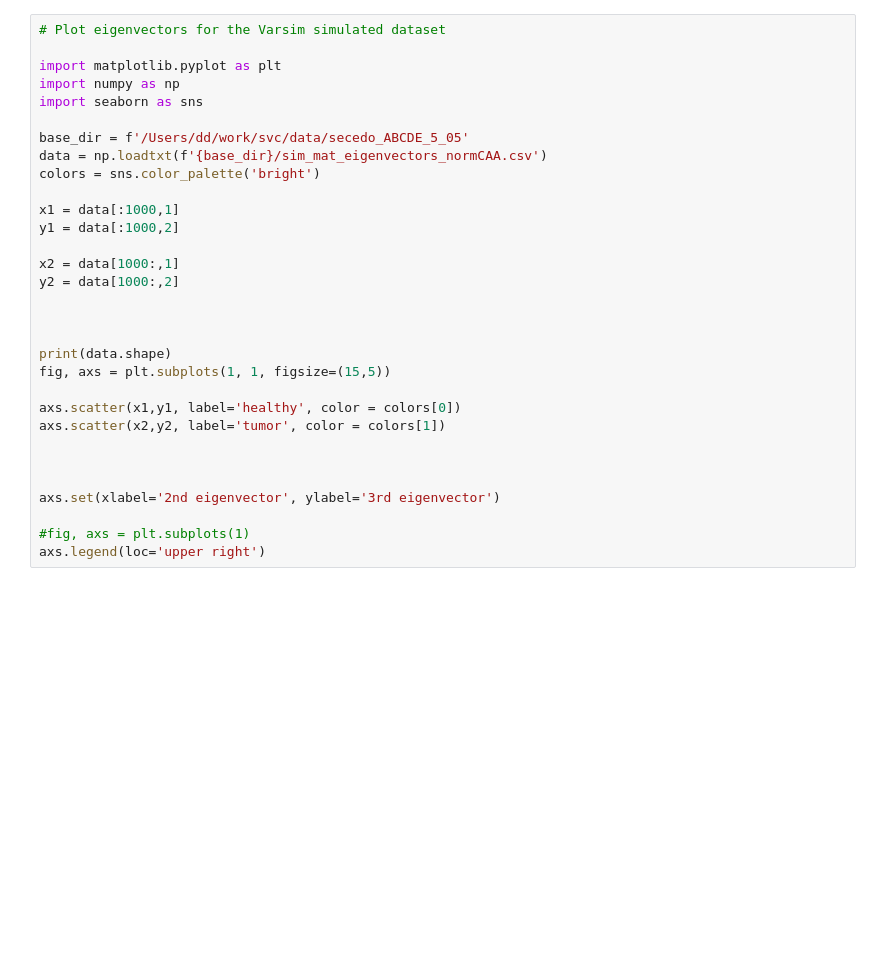
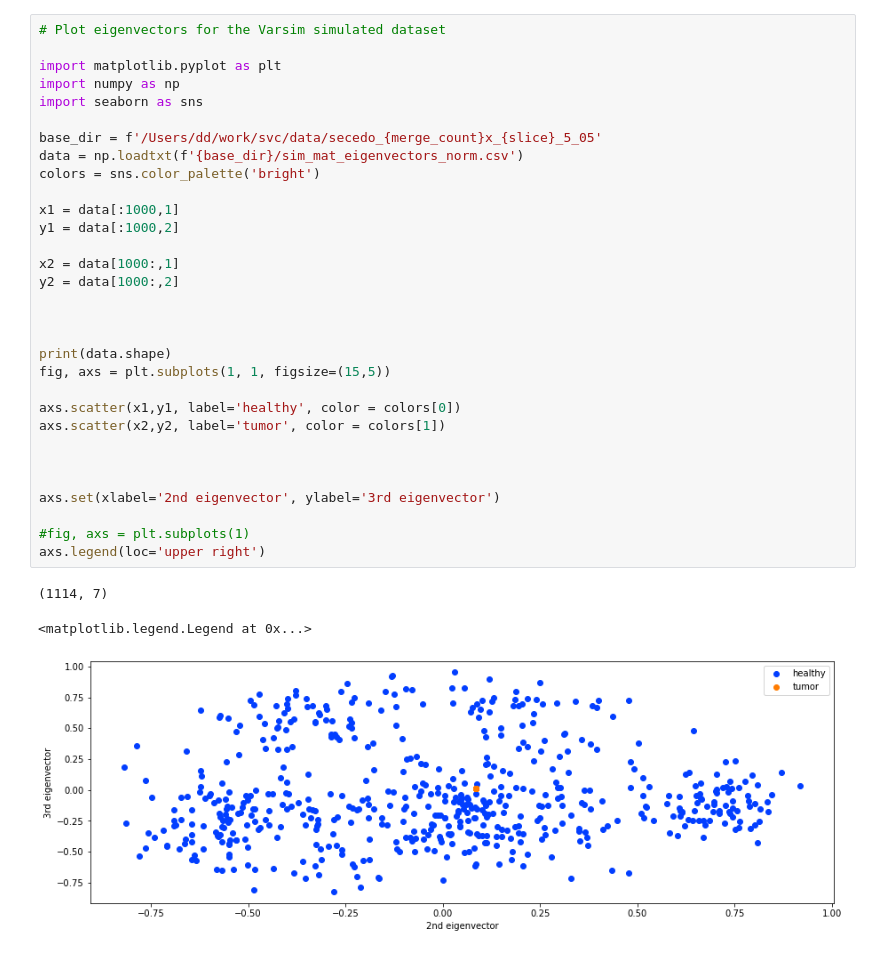
Before and after one commit to ratschlab/secedo, a Jupyter notebook: scripts/SecedoAnalyze.ipynb, the cells around one changed output. Drawn from its saved outputs; the diff is of its cells as text; blank space fills up the shorter version.

```diff
--- a/scripts/SecedoAnalyze.ipynb
+++ b/scripts/SecedoAnalyze.ipynb
@@ -282,34 +201,38 @@ axs.legend()
 # %%
 # Plot eigenvectors for the Varsim simulated dataset
 
 import matplotlib.pyplot as plt
 import numpy as np
 import seaborn as sns
 
-base_dir = f'/Users/dd/work/svc/data/secedo_ABCDE_5_05'
-data = np.loadtxt(f'{base_dir}/sim_mat_eigenvectors_normCAA.csv')
+base_dir = f'/Users/dd/work/svc/data/secedo_{merge_count}x_{slice}_5_05'
+data = np.loadtxt(f'{base_dir}/sim_mat_eigenvectors_norm.csv')
 colors = sns.color_palette('bright')
 
 x1 = data[:1000,1]
 y1 = data[:1000,2]
 
 x2 = data[1000:,1]
 y2 = data[1000:,2]
 
 
 
 print(data.shape)
 fig, axs = plt.subplots(1, 1, figsize=(15,5))
 
 axs.scatter(x1,y1, label='healthy', color = colors[0])
 axs.scatter(x2,y2, label='tumor', color = colors[1])
 
 
 
 axs.set(xlabel='2nd eigenvector', ylabel='3rd eigenvector')
 
 #fig, axs = plt.subplots(1)
 axs.legend(loc='upper right')
+# %% [output]
+(1114, 7)
+<matplotlib.legend.Legend at 0x...>
+[figure, added]
 # %%
 # Write out the BAM files that make up each cluster
 
```
Also changed, not shown: parts of 6 cells of this notebook, 14 other files.
